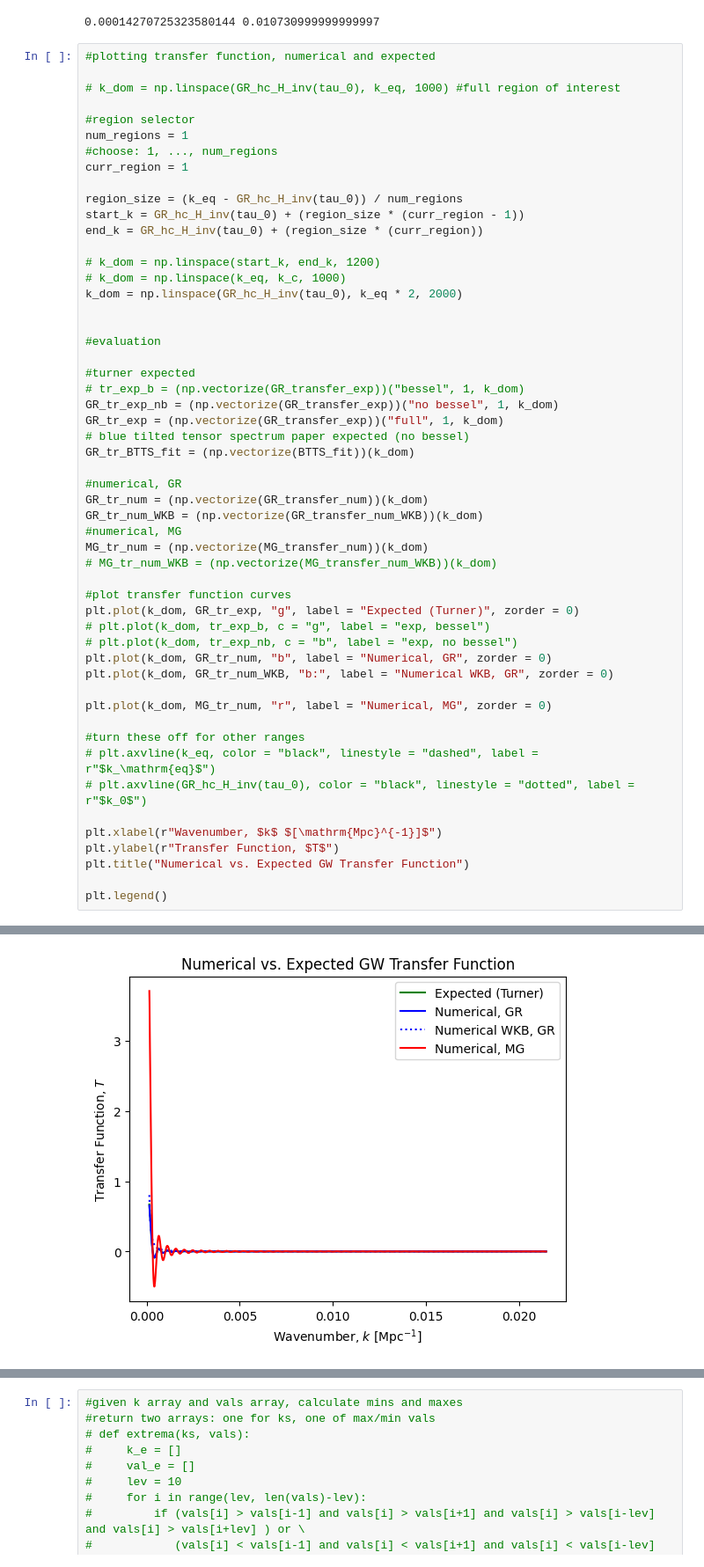
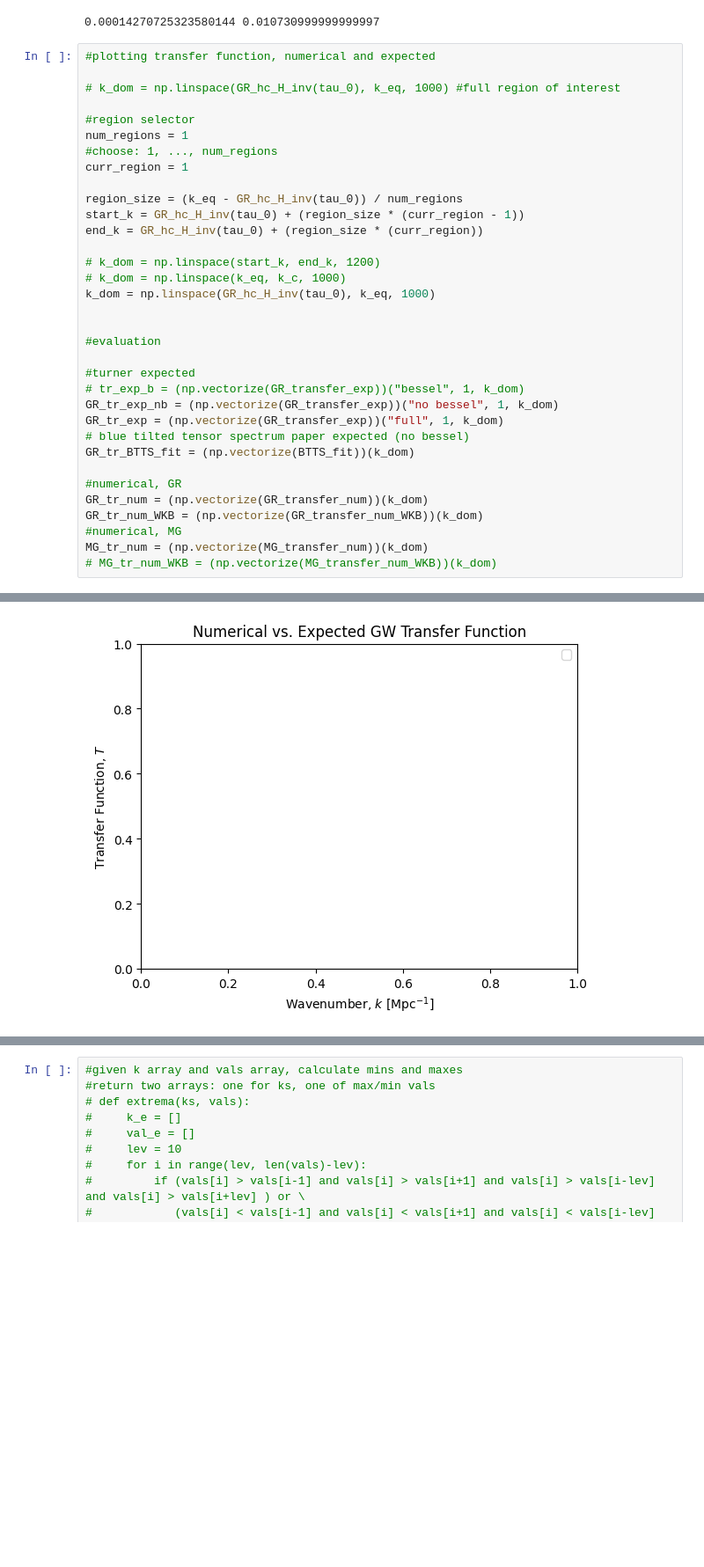
Before and after one commit to V3DK/inflationary-research, a Jupyter notebook: transfer_func_MG.ipynb, the cells around one changed output, grey strips where cells are left out. Shown: that part at 88% size. Cells and saved outputs as stored; diff of their text form; blank space fills up the shorter version.

```diff
--- a/transfer_func_MG.ipynb
+++ b/transfer_func_MG.ipynb
@@ -264,7 +268,7 @@ end_k = GR_hc_H_inv(tau_0) + (region_size * (curr_region))
 
 # k_dom = np.linspace(start_k, end_k, 1200)
 # k_dom = np.linspace(k_eq, k_c, 1000)
-k_dom = np.linspace(GR_hc_H_inv(tau_0), k_eq * 2, 2000)
+k_dom = np.linspace(GR_hc_H_inv(tau_0), k_eq, 1000)
 
 
 #evaluation
@@ -282,23 +286,4 @@ GR_tr_num_WKB = (np.vectorize(GR_transfer_num_WKB))(k_dom)
 #numerical, MG
 MG_tr_num = (np.vectorize(MG_transfer_num))(k_dom)
 # MG_tr_num_WKB = (np.vectorize(MG_transfer_num_WKB))(k_dom)
-
-#plot transfer function curves
-plt.plot(k_dom, GR_tr_exp, "g", label = "Expected (Turner)", zorder = 0)
-# plt.plot(k_dom, tr_exp_b, c = "g", label = "exp, bessel")
-# plt.plot(k_dom, tr_exp_nb, c = "b", label = "exp, no bessel")
-plt.plot(k_dom, GR_tr_num, "b", label = "Numerical, GR", zorder = 0)
-plt.plot(k_dom, GR_tr_num_WKB, "b:", label = "Numerical WKB, GR", zorder = 0)
-
-plt.plot(k_dom, MG_tr_num, "r", label = "Numerical, MG", zorder = 0)
-
-#turn these off for other ranges
-# plt.axvline(k_eq, color = "black", linestyle = "dashed", label = r"$k_\mathrm{eq}$")
-# plt.axvline(GR_hc_H_inv(tau_0), color = "black", linestyle = "dotted", label = r"$k_0$")
-
-plt.xlabel(r"Wavenumber, $k$ $[\mathrm{Mpc}^{-1}]$")
-plt.ylabel(r"Transfer Function, $T$")
-plt.title("Numerical vs. Expected GW Transfer Function")
-
-plt.legend()
 # %% [output]
@@ -306 +292 @@ plt.legend()
-[figure, old version]
+[figure, new version]
```
Also changed, not shown: parts of 9 cells of this notebook, 3 other files.
